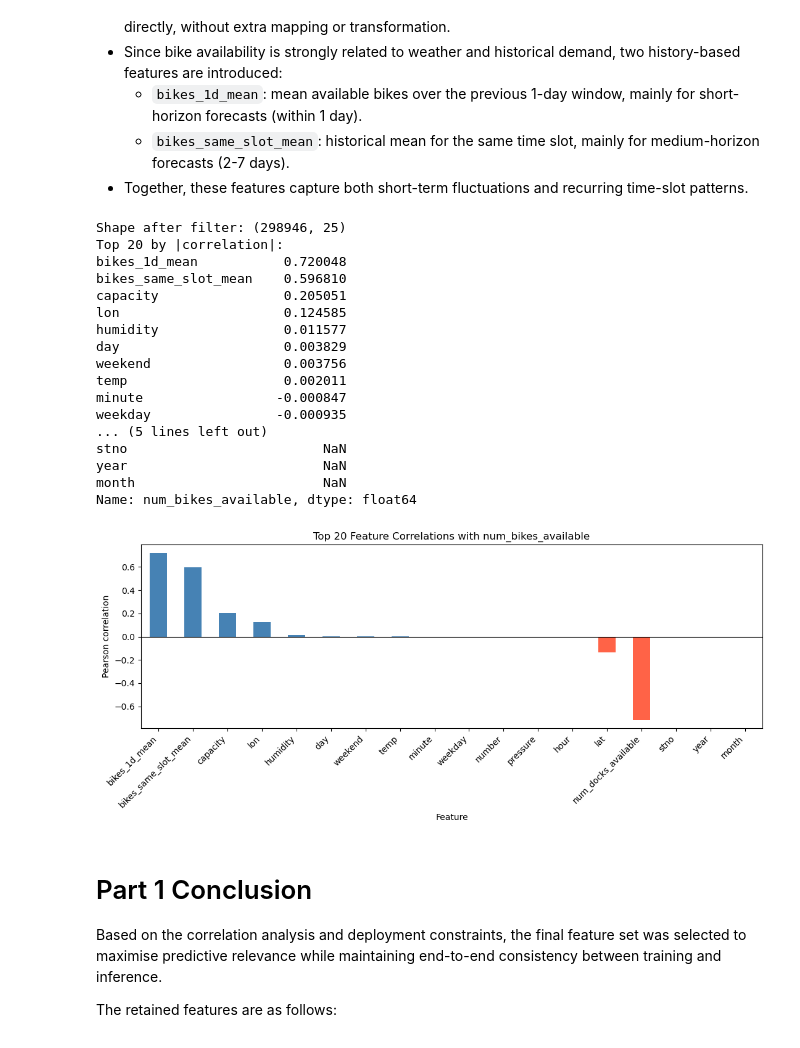
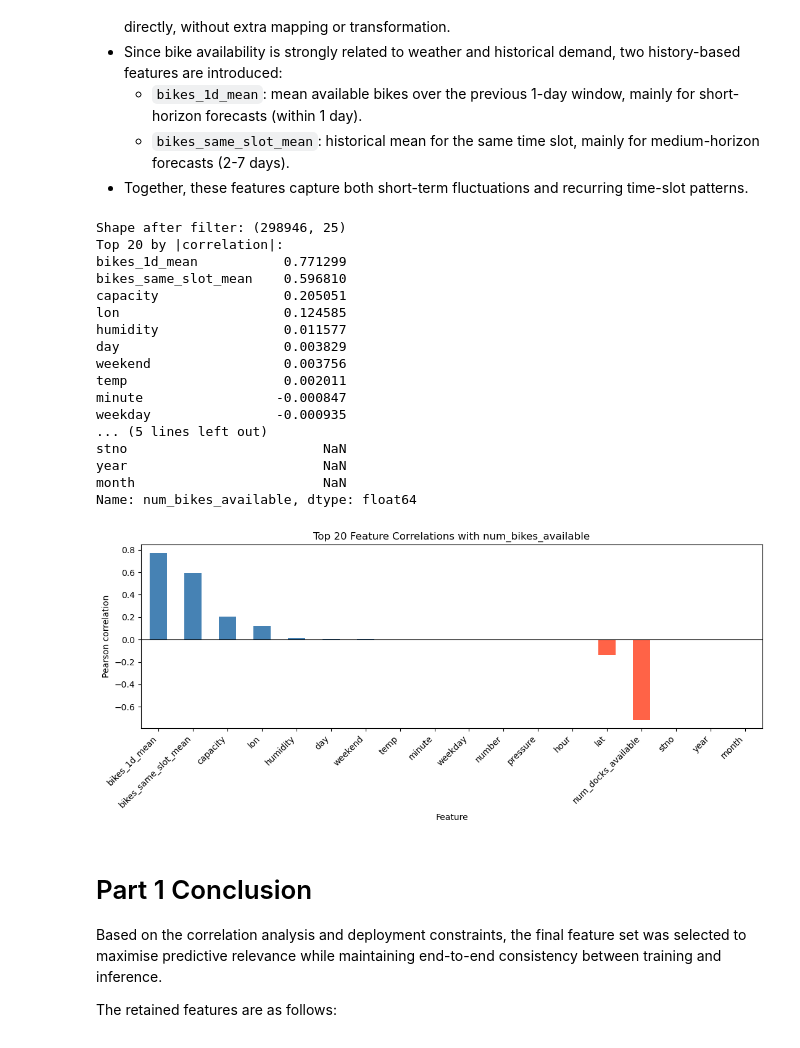
Before and after one commit to davidirving98/COMP30830-SE-Project-Work, a Jupyter notebook: machine_learning/ML.ipynb, the cells around one changed output. Drawn from its saved outputs; the diff is of its cells as text; code cells hidden in the pictures.

```diff
--- a/machine_learning/ML.ipynb
+++ b/machine_learning/ML.ipynb
@@ -15,7 +15,7 @@
 import pandas as pd
 import matplotlib.pyplot as plt
 
-INTERVALS_PER_DAY = 144  # 10 minute granularity: 144 records a day
+ROLLING_WINDOW = '1D'  # dynamic time window: previous 1 day rolling window is to avoid missing data affact the prediction, and it naturally adapts to varying data frequency and gaps
 
 df_raw = pd.read_csv('final_merged_data.csv.gz', compression='gzip')
 if 'number' not in df_raw.columns and 'station_id' in df_raw.columns:
@@ -39,9 +39,19 @@ lag_base['_orig_idx'] = lag_base.index
 lag_base['number'] = lag_base['number'].astype(int)
 lag_base = lag_base.sort_values(['number', 'last_reported']).reset_index(drop=True)
 
-g = lag_base.groupby('number')['num_bikes_available']
-lag_base['bikes_1d_mean'] = g.transform(
-    lambda s: s.shift(1).rolling(INTERVALS_PER_DAY, min_periods=INTERVALS_PER_DAY // 2).mean()
+# bikes_1d_mean: mean of available records in the previous 1 day (NaN skipped)
+def _rolling_1d_mean(group):
+    g2 = group.sort_values('last_reported').copy()
+    shifted = g2['num_bikes_available'].shift(1)
+    # time-based rolling avoids fixed record counts and naturally adapts to data gaps
+    ts = pd.DataFrame({'last_reported': g2['last_reported'], 'v': shifted}).set_index('last_reported')
+    g2['bikes_1d_mean'] = ts['v'].rolling(ROLLING_WINDOW, min_periods=1).mean().to_numpy()
+    return g2
+
+lag_base = (
+    lag_base.groupby('number', group_keys=False)
+            .apply(_rolling_1d_mean)
+            .reset_index(drop=True)
 )
 # lag feature considering hour/minute: compute historical average for the same time slot
 slot_hour = lag_base['last_reported'].dt.hour
@@ -78,35 +88,35 @@ print(f'Shape after filter: {df_model.shape}')
 print('Top 20 by |correlation|:')
 print(plot_data)
 
 plt.figure(figsize=(11, 5))
 colors = ['steelblue' if v >= 0 else 'tomato' for v in plot_data.values]
 plot_data.plot(kind='bar', color=colors)
 plt.title('Top 20 Feature Correlations with num_bikes_available')
 plt.xlabel('Feature')
 plt.ylabel('Pearson correlation')
 plt.axhline(0, color='black', linewidth=0.8)
 plt.xticks(rotation=45, ha='right')
 plt.tight_layout()
 plt.show()
 # %% [output]
 Shape after filter: (298946, 25)
 Top 20 by |correlation|:
-bikes_1d_mean           0.720048
+bikes_1d_mean           0.771299
 bikes_same_slot_mean    0.596810
 capacity                0.205051
 lon                     0.124585
 humidity                0.011577
 day                     0.003829
 weekend                 0.003756
 temp                    0.002011
 minute                 -0.000847
 weekday                -0.000935
 ... (5 lines left out)
 stno                         NaN
 year                         NaN
 month                        NaN
 Name: num_bikes_available, dtype: float64
-[figure, old version]
+[figure, new version]
 # %% [markdown]
 # Part 1 Conclusion
 
```
Also changed, not shown: parts of 4 cells of this notebook, 14 other files.
